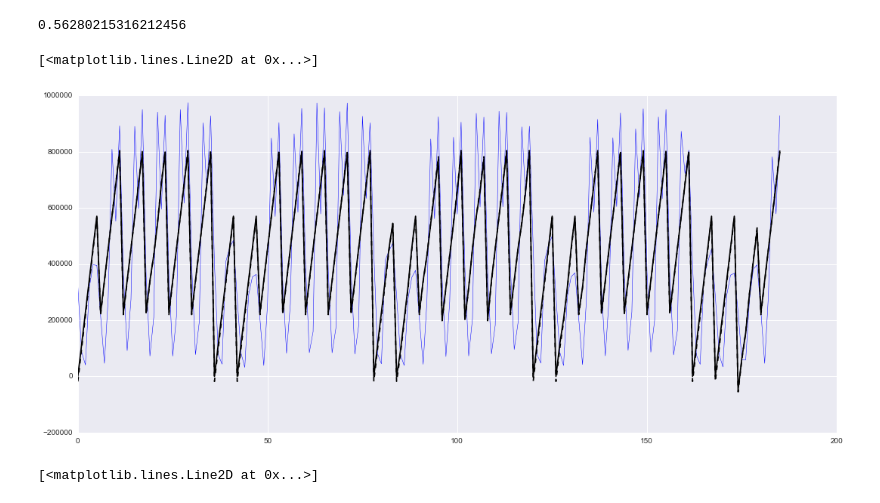
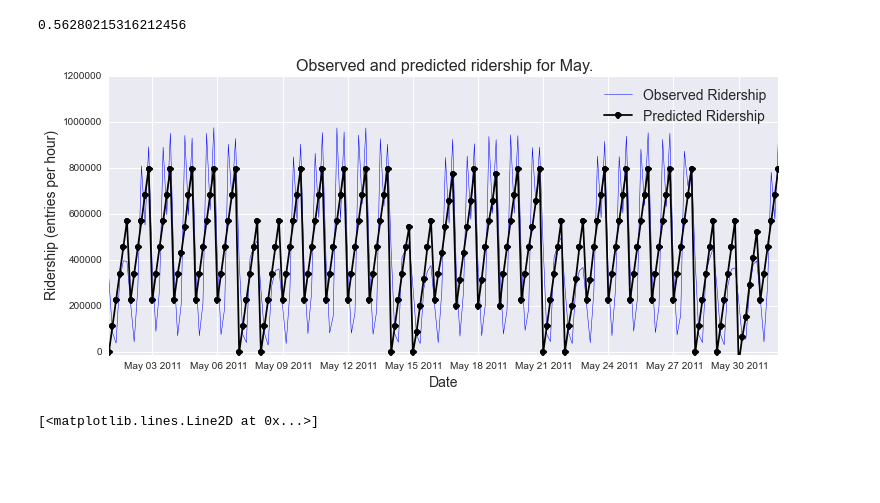
Before and after one commit to gornes/IntroToDS, a Jupyter notebook: Project1.ipynb, the cells around one changed output. Drawn from its saved outputs; the diff is of its cells as text; code cells hidden in the pictures; blank space fills up the shorter version.

```diff
--- a/Project1.ipynb
+++ b/Project1.ipynb
@@ -982,14 +986,18 @@ compute_r_squared(nycsubway_weather.ENTRIESn_hourly, linreg_int.predict())
 compute_r_squared(nycsubway_weather.ENTRIESn_hourly, linreg.predict())
 # %% [output]
 0.56280215316212456
-# %%
-plt.figure(figsize=[18,8])
-plt.plot(nycsubway_weather.ENTRIESn_hourly, 'b-', lw=0.5)
-plt.plot(linreg.predict(), 'k-')
-plt.plot(linreg_int.predict(), 'k--')
-# %% [output]
-[<matplotlib.lines.Line2D at 0x...>]
-[figure, removed]
+# %%
+plt.figure(figsize=[12,5])
+plt.plot_date(nycsubway_weather.dateTime, nycsubway_weather.ENTRIESn_hourly, 'b-', lw=0.5, label='Observed Ridership')
+plt.plot_date(nycsubway_weather.dateTime, linreg.predict(), 'ko-', label='Predicted Ridership')
+plt.legend(loc=1, fontsize=14)
+plt.ylabel('Ridership (entries per hour)', fontsize=14)
+plt.xlabel('Date', fontsize=14)
+plt.title('Observed and predicted ridership for May.', fontsize=16)
+plt.ylim(-10000,1.2e6)
+plt.savefig(figpath + 'subway_may.png', dpi=180)
+# %% [output]
+[figure, added]
 # %%
 plt.plot(linreg.predict(), (nycsubway_weather.ENTRIESn_hourly-linreg.predict()), 'o', mfc='w', mec='b', alpha=0.7, mew=1, ms=6)
 plt.plot(linreg_int.predict(), (nycsubway_weather.ENTRIESn_hourly-linreg_int.predict()), 'o', mfc='w', mec='k', alpha=0.7, mew=1, ms=6)
```
Also changed, not shown: parts of 14 cells of this notebook, 21 other files.
